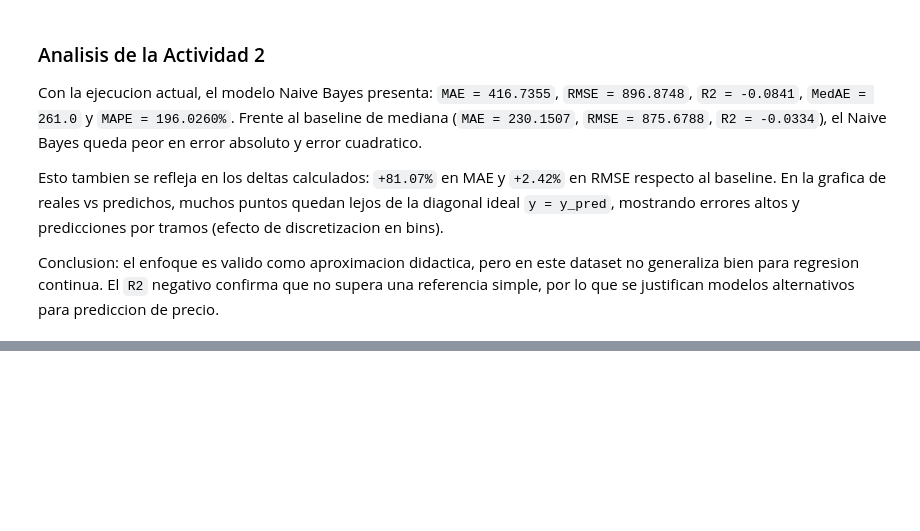
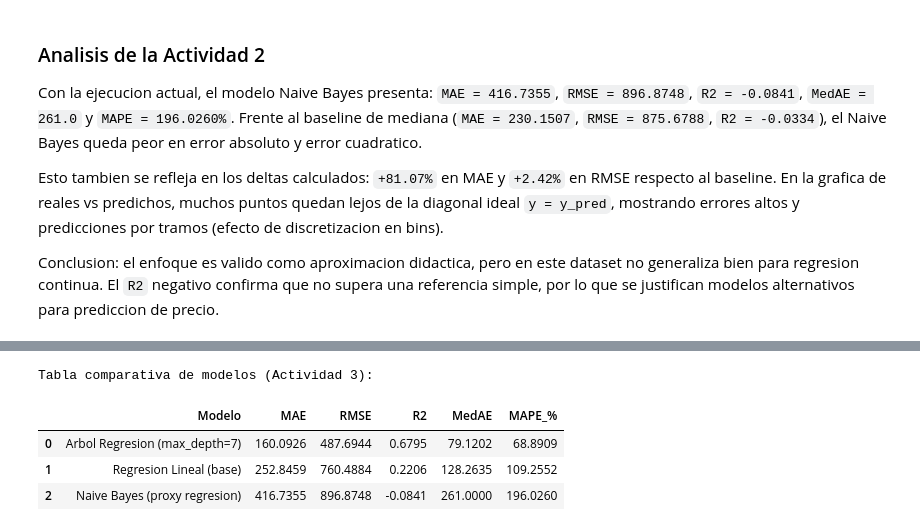
Before and after one commit to jcdiegolopez/MD-LAB05, a Jupyter notebook: main.ipynb, the cells around one changed output, grey strips where cells are left out. Cells and saved outputs as stored; diff of their text form; code cells hidden in the pictures; blank space fills up the shorter version.

Commit message:
actividad 3

```diff
--- a/main.ipynb
+++ b/main.ipynb
@@ -288,0 +299,48 @@ Conclusion: el enfoque es valido como aproximacion didactica, pero en este datas
+# %%
+# Importar modelos de comparacion
+from sklearn.linear_model import LinearRegression
+from sklearn.pipeline import Pipeline
+from sklearn.preprocessing import StandardScaler
+from sklearn.tree import DecisionTreeRegressor
+
+# 1) Regresion lineal base (mismo enfoque de LAB04)
+lin_base = Pipeline([
+    ('scaler', StandardScaler()),
+    ('model', LinearRegression()),
+])
+lin_base.fit(X_train, y_train)
+y_pred_lin = pd.Series(lin_base.predict(X_test), index=y_test.index)
+
+# 2) Arbol de regresion seleccionado por CV en LAB04 (max_depth=7)
+tree_cv7 = DecisionTreeRegressor(max_depth=7, random_state=42)
+tree_cv7.fit(X_train, y_train)
+y_pred_tree = pd.Series(tree_cv7.predict(X_test), index=y_test.index)
+
+# 3) Funcion auxiliar de metricas (mismas metricas para todos)
+def regression_metrics_full(y_true, y_pred):
+    return {
+        'MAE': mean_absolute_error(y_true, y_pred),
+        'RMSE': np.sqrt(mean_squared_error(y_true, y_pred)),
+        'R2': r2_score(y_true, y_pred),
+        'MedAE': median_absolute_error(y_true, y_pred),
+        'MAPE_%': mean_absolute_percentage_error(y_true, y_pred) * 100,
+    }
+
+# 4) Tabla comparativa final
+comparison_models = pd.DataFrame([
+    {'Modelo': 'Naive Bayes (proxy regresion)', **regression_metrics_full(y_test, y_pred_nb)},
+    {'Modelo': 'Regresion Lineal (base)', **regression_metrics_full(y_test, y_pred_lin)},
+    {'Modelo': 'Arbol Regresion (max_depth=7)', **regression_metrics_full(y_test, y_pred_tree)},
+]).round(4)
+
+# Ordenar por RMSE (menor es mejor) para lectura rapida
+comparison_models = comparison_models.sort_values('RMSE').reset_index(drop=True)
+
+print('Tabla comparativa de modelos (Actividad 3):')
+display(comparison_models)
+# %% [output]
+Tabla comparativa de modelos (Actividad 3):
+|  | Modelo | MAE | RMSE | R2 | MedAE | MAPE_% |
+| 0 | Arbol Regresion (max_depth=7) | 160.0926 | 487.6944 | 0.6795 | 79.1202 | 68.8909 |
+| 1 | Regresion Lineal (base) | 252.8459 | 760.4884 | 0.2206 | 128.2635 | 109.2552 |
+| 2 | Naive Bayes (proxy regresion) | 416.7355 | 896.8748 | -0.0841 | 261.0000 | 196.0260 |
```
Also changed, not shown: parts of 3 cells of this notebook.
